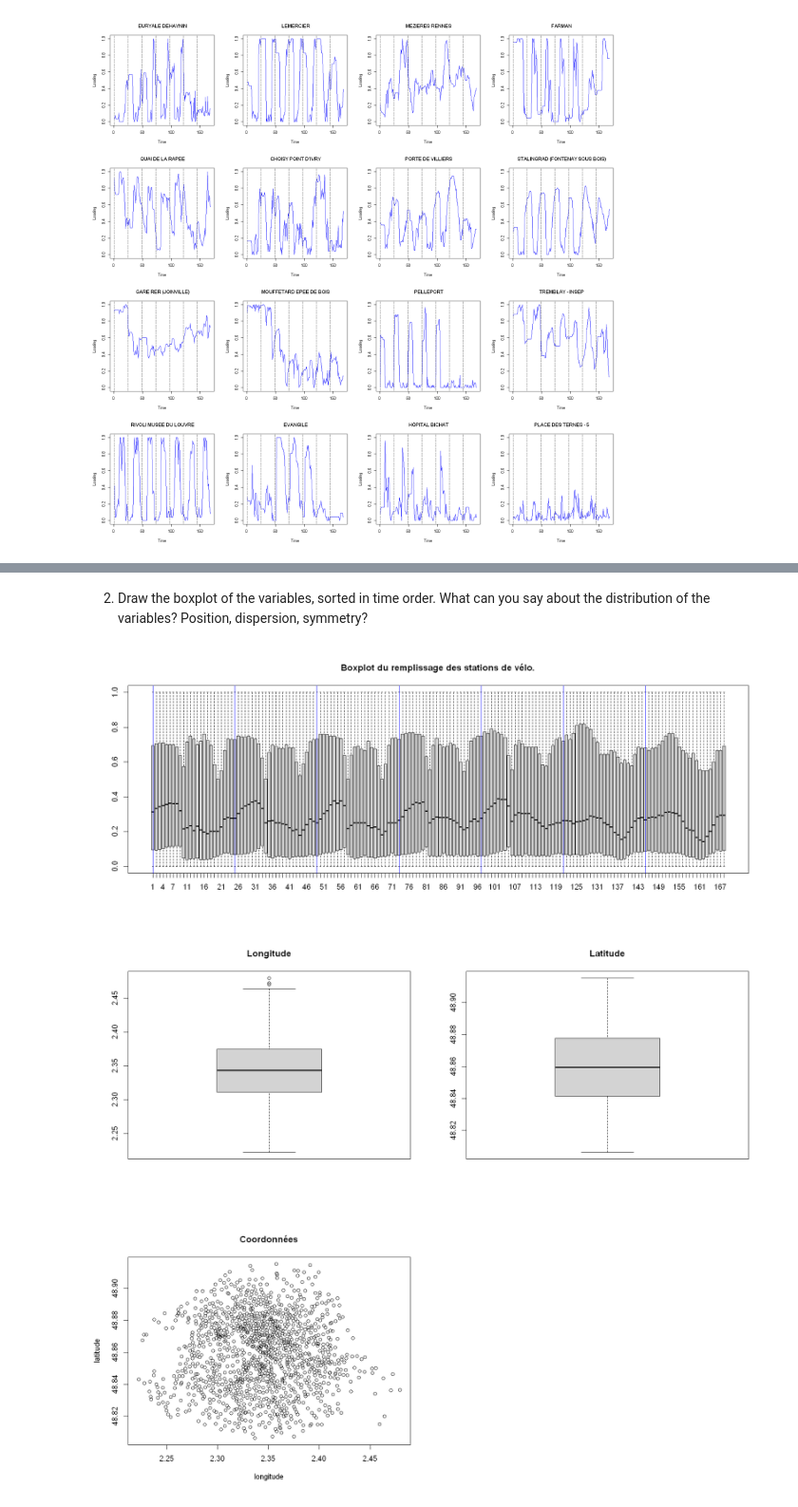
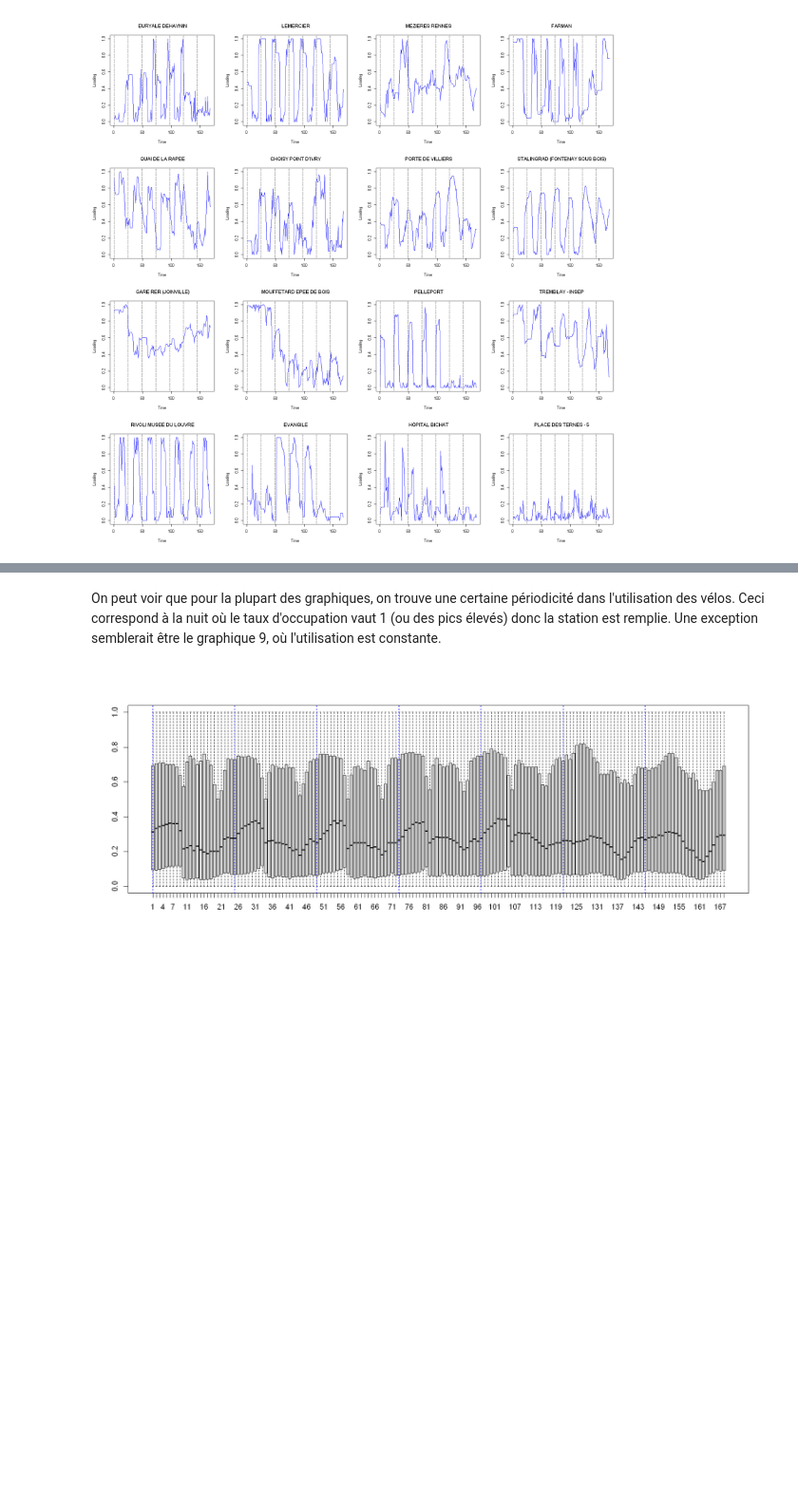
Before and after one commit to jayalabanda/projet-ADD, a Jupyter notebook: velib_Rnotebook_starter.ipynb, the cells around one changed output, grey strips where cells are left out. Shown at 95% size. Drawn from its saved outputs; the diff is of its cells as text; code cells hidden in the pictures; blank space fills up the shorter version.

```diff
--- a/velib_Rnotebook_starter.ipynb
+++ b/velib_Rnotebook_starter.ipynb
@@ -85,17 +89,8 @@ En regardant les 16 premières stations de vélib, on peut voir un comportement
-# %% [markdown]
-2. Draw the boxplot of the variables, sorted in time order.
-What can you say about the distribution of the variables?
-Position, dispersion, symmetry?
+# %% [markdown]
+On peut voir que pour la plupart des graphiques, on trouve une certaine périodicité dans l'utilisation des vélos. Ceci correspond à la nuit où le taux d'occupation vaut 1 (ou des pics élevés) donc la station est remplie. Une exception semblerait être le graphique 9, où l'utilisation est constante.
 # %%
 options(repr.plot.width = 15, repr.plot.height = 6)
-boxplot(x, main = "Boxplot du remplissage des stations de vélo.")
-abline(v = timeTick,col='blue')
-longitude=velib$position[1]
-latitude =velib$position[2]
-par(mfrow=c(1,2))
-boxplot(longitude, main = "Longitude")
-boxplot(latitude, main = "Latitude")
+boxplot(x)
+abline(v = timeTick, lty = "dotted", col = "blue", lwd = 2)
 # %% [output]
-[figure, old version]
+[figure, new version]
-[figure, removed]
-[figure, removed]
```
Also changed, not shown: parts of 17 cells of this notebook, 2 other files.
